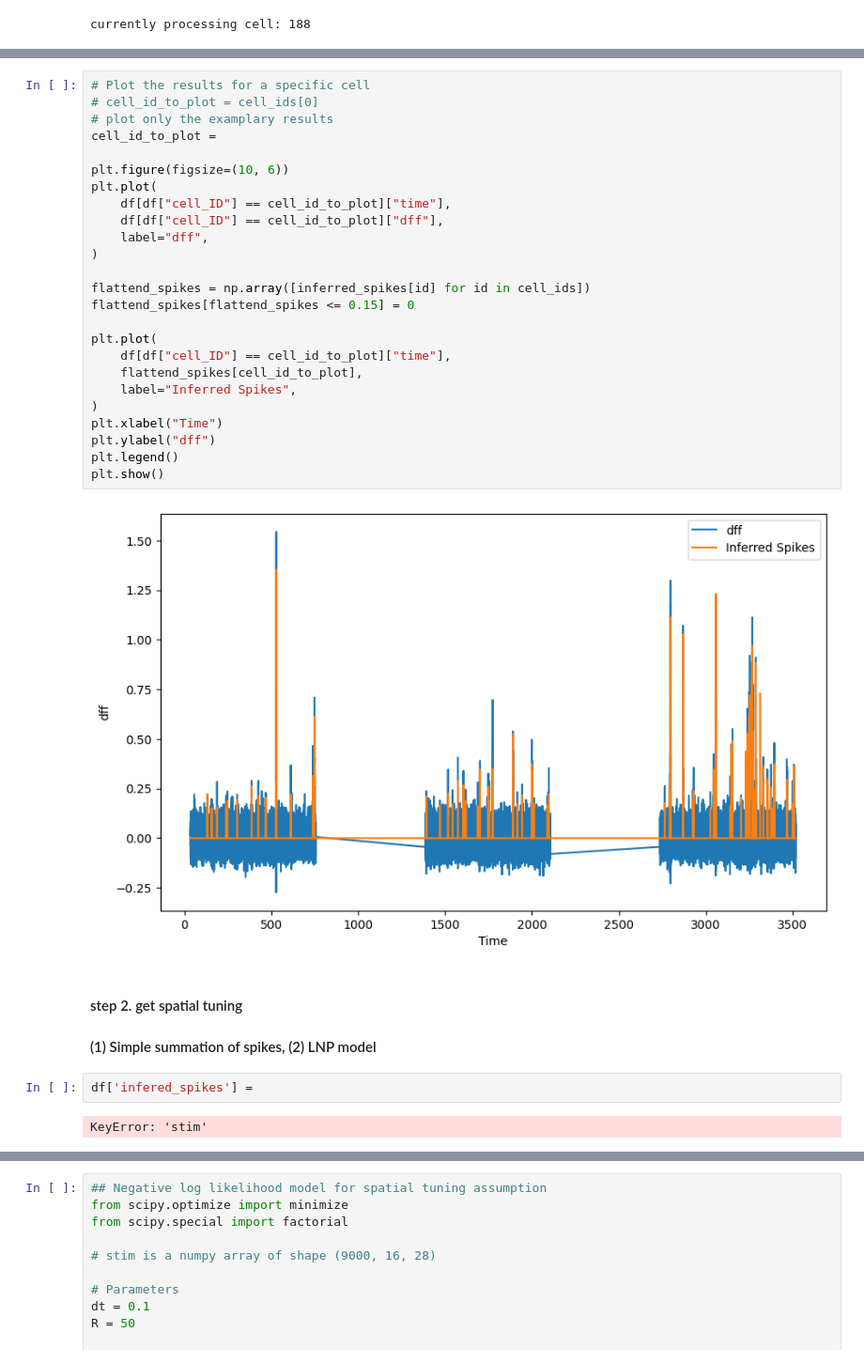
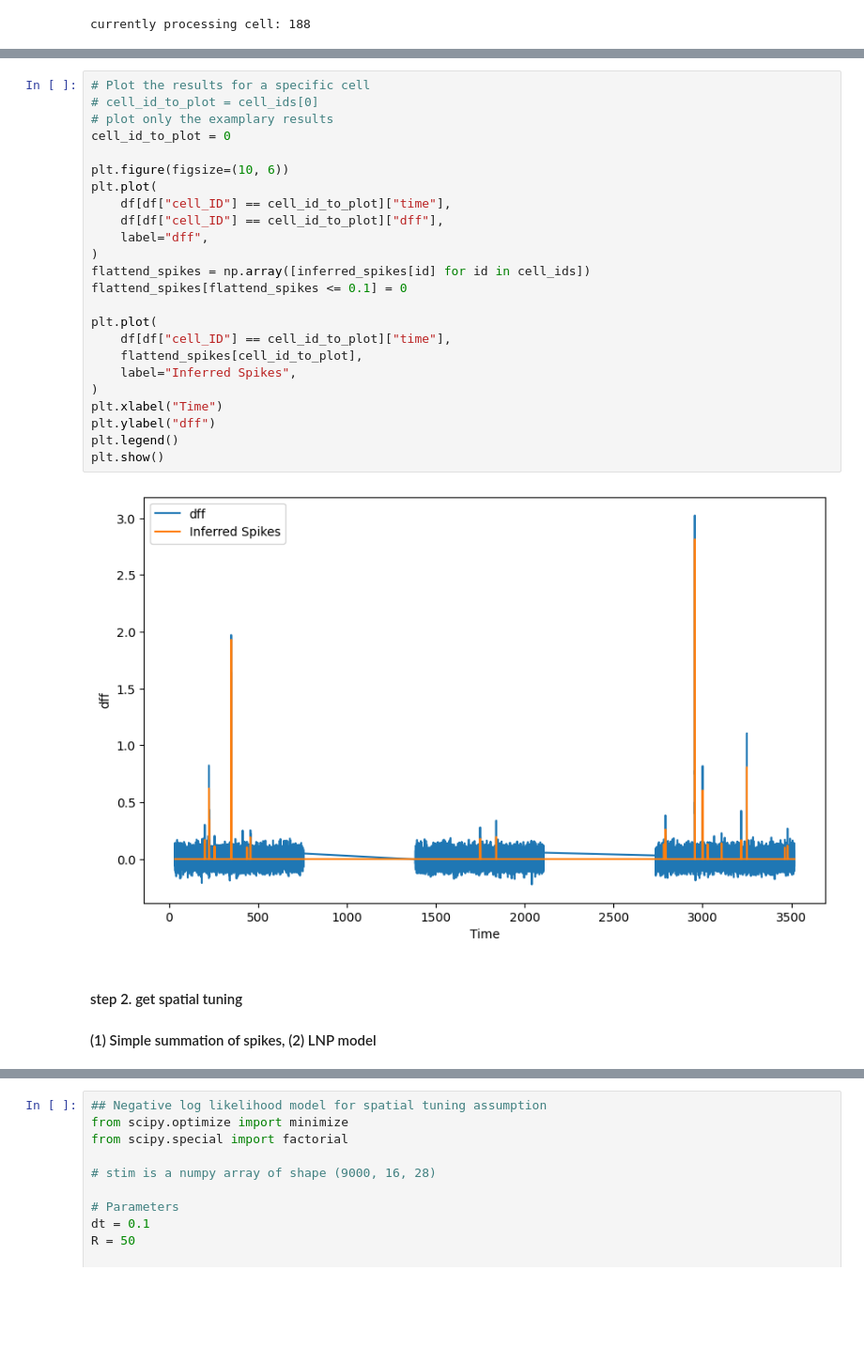
Before and after one commit to Pandabearingstreet/Neural-data-Science-Project, a Jupyter notebook: practical02.ipynb, the cells around one changed output, grey strips where cells are left out. Shown at 94% size. Cells and saved outputs as stored; diff of their text form; blank space fills up the shorter version.

```diff
--- a/practical02.ipynb
+++ b/practical02.ipynb
@@ -408,34 +386,29 @@ df
 # %%
 # Plot the results for a specific cell
 # cell_id_to_plot = cell_ids[0]
 # plot only the examplary results
-cell_id_to_plot =
+cell_id_to_plot = 0
 
 plt.figure(figsize=(10, 6))
 plt.plot(
     df[df["cell_ID"] == cell_id_to_plot]["time"],
     df[df["cell_ID"] == cell_id_to_plot]["dff"],
     label="dff",
 )
-
 flattend_spikes = np.array([inferred_spikes[id] for id in cell_ids])
-flattend_spikes[flattend_spikes <= 0.15] = 0
+flattend_spikes[flattend_spikes <= 0.1] = 0
 
 plt.plot(
     df[df["cell_ID"] == cell_id_to_plot]["time"],
     flattend_spikes[cell_id_to_plot],
     label="Inferred Spikes",
 )
 plt.xlabel("Time")
 plt.ylabel("dff")
 plt.legend()
 plt.show()
 # %% [output]
-[figure, old version]
+[figure, new version]
 # %% [markdown]
 #### step 2. get spatial tuning
 #### (1) Simple summation of spikes, (2) LNP model
-# %%
-df['infered_spikes'] =
-# %% [output]
-KeyError: 'stim'
```
Also changed, not shown: parts of 10 cells of this notebook.
